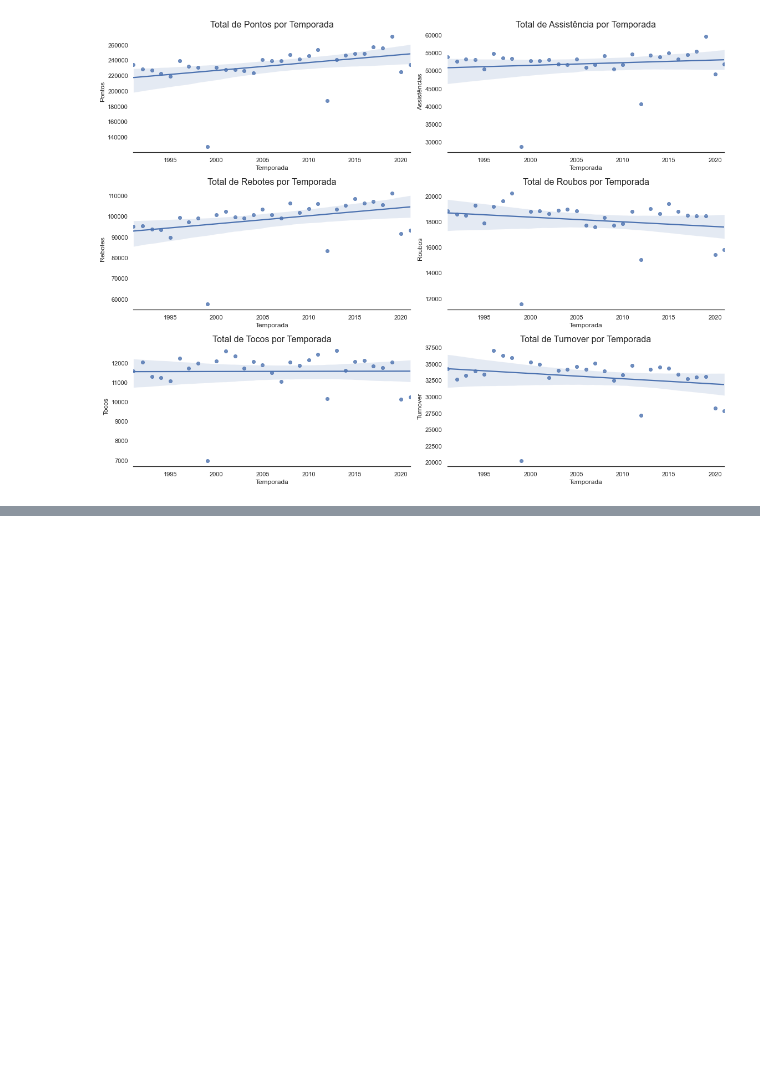
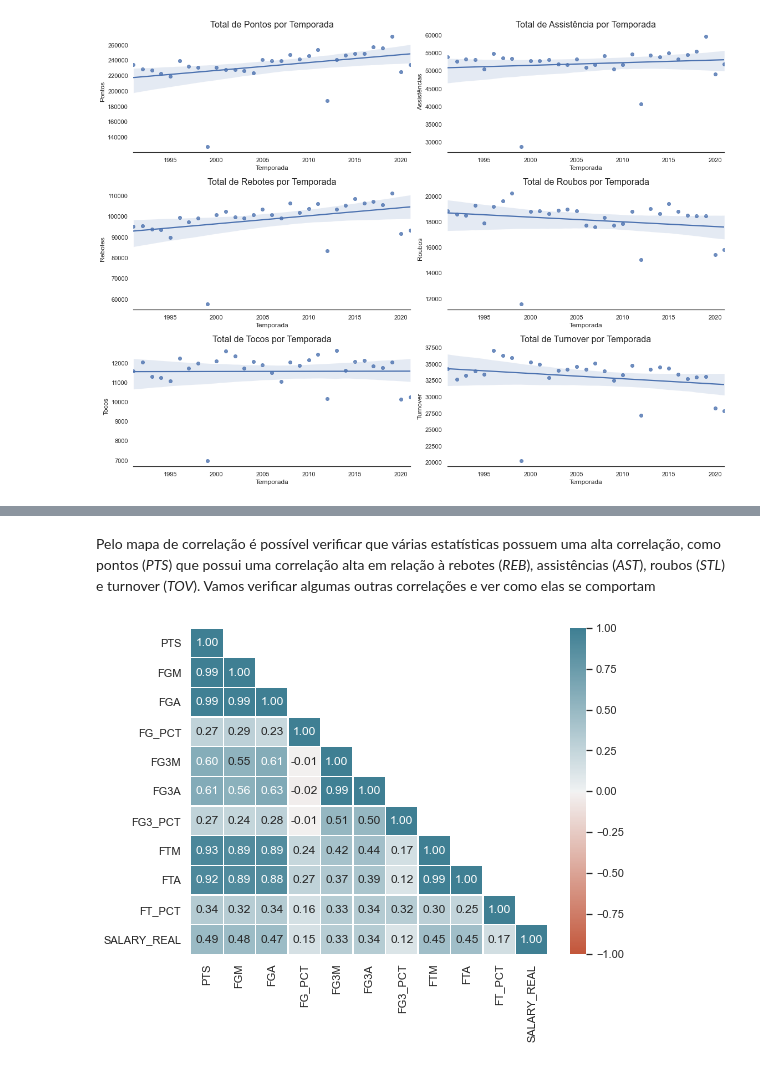
Before and after one commit to ciencia-dados-ifsp-grupo5/NBAstats, a Jupyter notebook: notebooks/NBAstats_data_analyse.ipynb, the cells around one changed output, grey strips where cells are left out. Cells and saved outputs as stored; diff of their text form; code cells hidden in the pictures; blank space fills up the shorter version.

```diff
--- a/notebooks/NBAstats_data_analyse.ipynb
+++ b/notebooks/NBAstats_data_analyse.ipynb
@@ -360,0 +389,8 @@ plt.show()
+# %% [markdown]
+Pelo mapa de correlação é possível verificar que várias estatísticas possuem uma alta correlação, como pontos (*PTS*) que possui uma correlação alta em relação à rebotes (*REB*), assistências (*AST*), roubos (*STL*) e turnover (*TOV*).
+Vamos verificar algumas outras correlações e ver como elas se comportam
+# %%
+# Atributos ligados a pontuação
+correlation_map(df_pre[['PTS','FGM','FGA','FG_PCT','FG3M', 'FG3A', 'FG3_PCT', 'FTM', 'FTA', 'FT_PCT','SALARY_REAL']])
+# %% [output]
+[figure, added]
```
Also changed, not shown: parts of 17 cells of this notebook.
